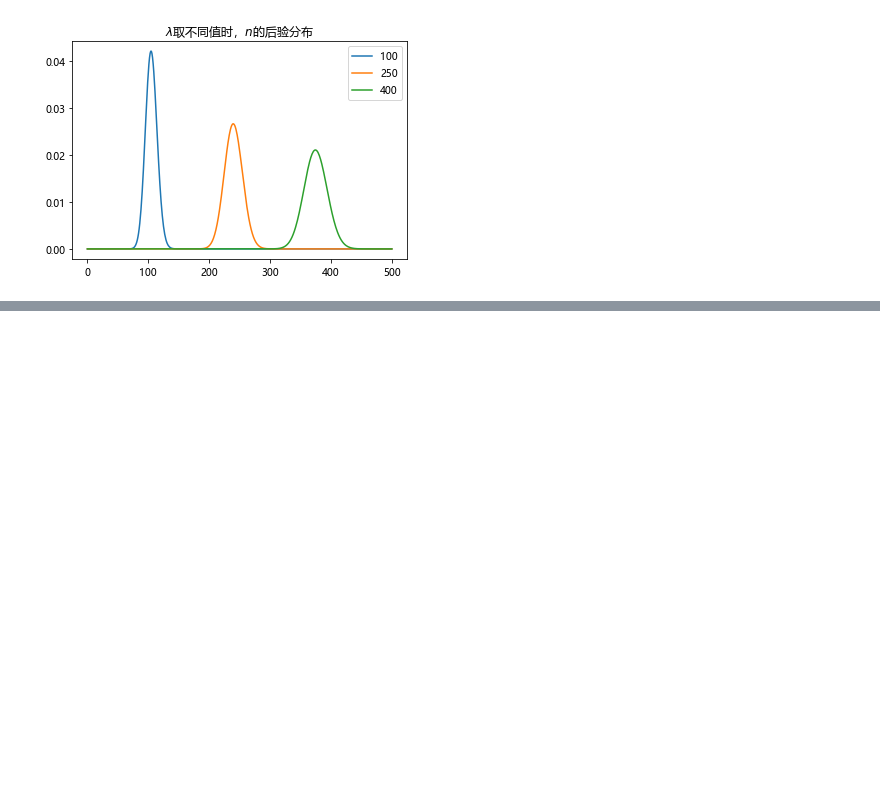
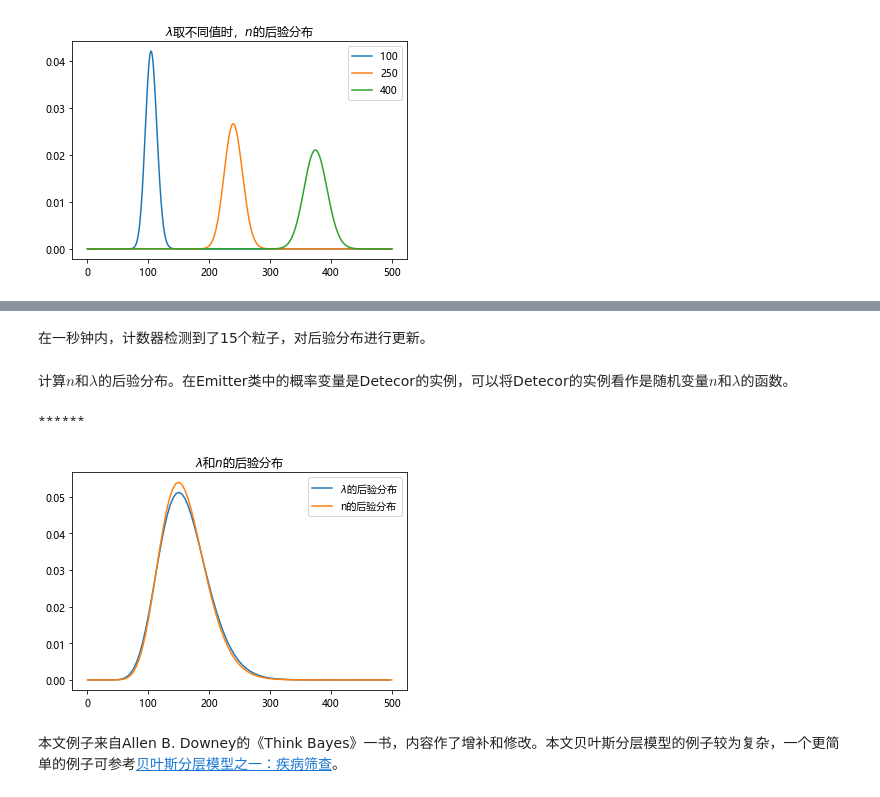
Before and after one commit to HuRongxing/thinkbayes, a Jupyter notebook: 11 盖格计数器——层次化贝叶斯模型.ipynb, the cells around one changed output, grey strips where cells are left out. Drawn from its saved outputs; the diff is of its cells as text; code cells hidden in the pictures; blank space fills up the shorter version.

```diff
--- a/11 盖格计数器——层次化贝叶斯模型.ipynb
+++ b/11 盖格计数器——层次化贝叶斯模型.ipynb
@@ -135,7 +135,7 @@ class Detector(Suite):
         # 对N的每一个取值，生成其对应的概率值，
         pmf = MakePoissonPmf(lam, high, step=step)
         Suite.__init__(self, pmf, name=lam)
-        self.r = lam
+        self.lam = lam
         self.r = r
 
     def Likelihood(self, data, hypo):
@@ -262,4 +278,5 @@ $${p} \left( \lambda \mid k \right) = { p \left( \lambda \right) p(k \mid \lambd
 # %%
+from tools import MakePmfFromItems,MakeMixture
 class Emitter(Suite):
     """粒子放射源参数lambda的概率模型."""
 
@@ -269,6 +286,7 @@ class Emitter(Suite):
         rs: 粒子发射速率lambda可能的取值。
         r: 记数器记录到的粒子数的比例。
         """
+        # 先验分布是lambda生成的一个对象，可以看作是lambda的一个函数。
         detectors = [Detector(lam, r) for lam in rs]
         # 假设先验是均匀分布。
         Suite.__init__(self, detectors)
@@ -299,10 +317,10 @@ class Emitter(Suite):
         return like
 
     def DistOfR(self, name=''):
-        """Returns the PMF of r."""
-        items = [(detector.r, prob) for detector, prob in self.Items()]
-        return thinkbayes.MakePmfFromItems(items, name=name)
+        """计算lambda的分布。"""
+        items = [(detector.lam, prob) for detector, prob in self.Items()]
+        return MakePmfFromItems(items, name=name)
 
     def DistOfN(self, name=''):
-        """Returns the PMF of n."""
-        return thinkbayes.MakeMixture(self, name=name)
+        """计算n的分布。"""
+        return MakeMixture(self, name=name)
@@ -309,3 +329,3 @@ class Emitter(Suite):
 # %%
 hypos = range(1, 501, 5)
-suite = Emitter(hypos, r=0.1)
+emitter = Emitter(hypos, r=0.1)
@@ -355,0 +332,2 @@ suite.Update(500)
+# %% [markdown]
+在一秒钟内，计数器检测到了15个粒子，对后验分布进行更新。
@@ -355,0 +336,22 @@ suite.Update(500)
+# %% [markdown]
+计算$n$和$\lambda$的后验分布。在Emitter类中的概率变量是Detecor的实例，可以将Detecor的实例看作是随机变量$n$和$\lambda$的函数。
+# %%
+post_lambda = emitter.DistOfR(name='$\lambda$的后验分布')
+post_n = emitter.DistOfN(name='n的后验分布')
+# %% [output]
+******
+# %%
+from matplotlib import pyplot as plt
+
+# 随机变量的取值列表和概率列表，作图用
+x,y = zip(*post_lambda.Items())
+x2,y2 = zip(*post_n.Items())
+# 作图
+plt.plot(x,y,'-',x2,y2,'-')
+plt.legend(['$\lambda$的后验分布','n的后验分布'], loc='best')
+plt.title('$\lambda$和$n$的后验分布')
+plt.show()
+# %% [output]
+[figure, added]
+# %% [markdown]
+本文例子来自Allen B. Downey的《Think Bayes》一书，内容作了增补和修改。本文贝叶斯分层模型的例子较为复杂，一个更简单的例子可参考[贝叶斯分层模型之一：疾病筛查](https://nbviewer.jupyter.org/github/HuRongxing/thinkbayes/blob/master/%E8%B4%9D%E5%8F%B6%E6%96%AF%E5%88%86%E5%B1%82%E6%A8%A1%E5%9E%8B%EF%BC%9A%E4%B8%80%E4%B8%AA%E7%96%BE%E7%97%85%E7%AD%9B%E6%9F%A5%E7%9A%84%E4%BE%8B%E5%AD%90.ipynb)。
```
Also changed, not shown: parts of 20 cells of this notebook, 3 other files.
